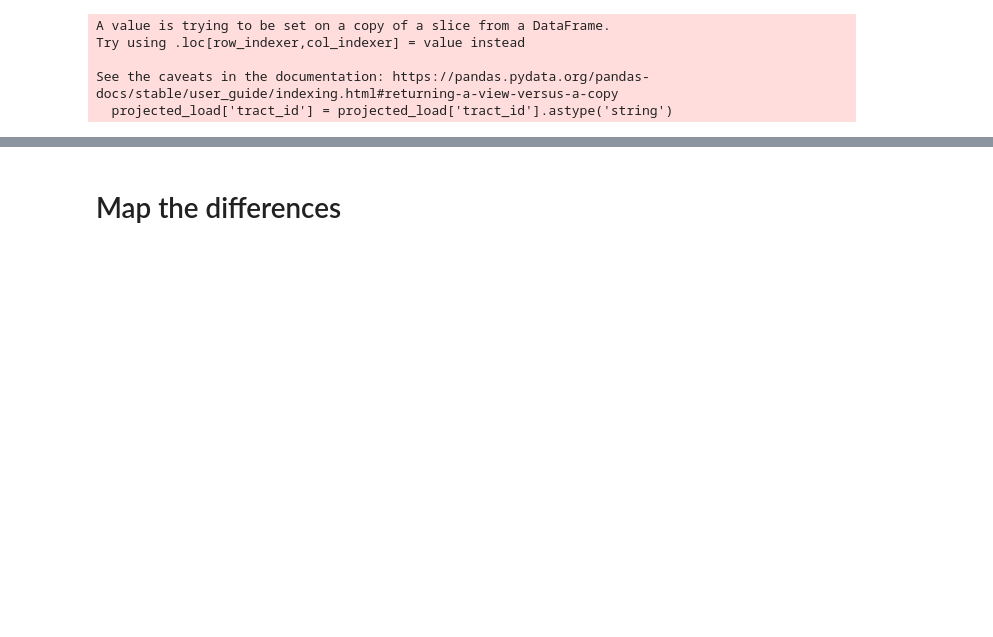
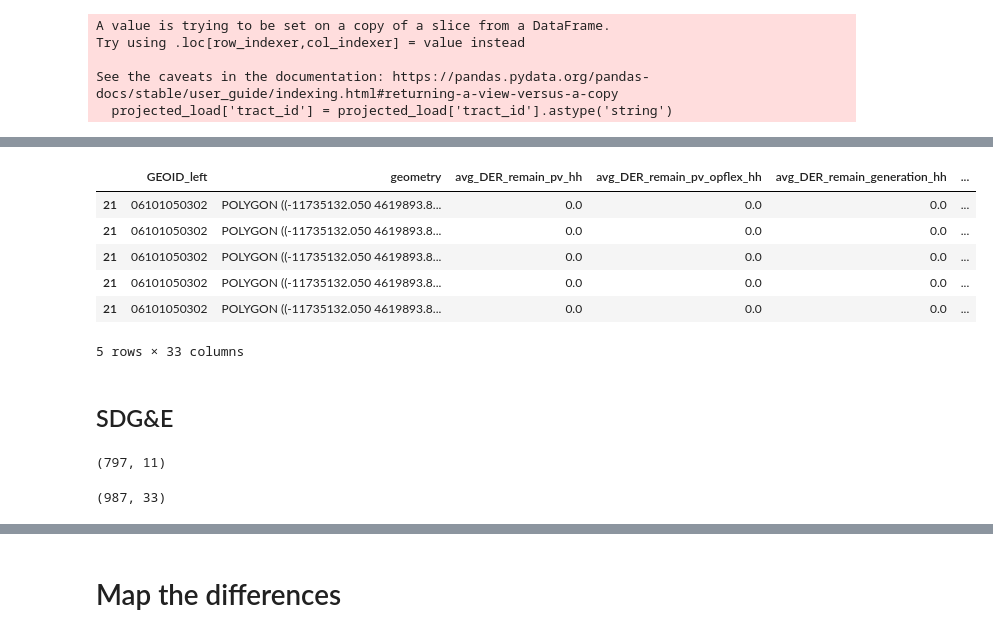
Before and after one commit to ElectriGrid/projected-load-analysis, a Jupyter notebook: headroom_vs_projected.ipynb, the cells around one changed output, grey strips where cells are left out. Drawn from its saved outputs; the diff is of its cells as text; code cells hidden in the pictures; blank space fills up the shorter version.

```diff
--- a/headroom_vs_projected.ipynb
+++ b/headroom_vs_projected.ipynb
@@ -13,6 +13,8 @@ import matplotlib.pyplot as plt
 projected_load = pd.read_csv('/../../capstone/electrigrid/data/projected_load/tract_scenario_comparison.csv')
 tract_summary = pd.read_csv('/../../capstone/electrigrid/data/projected_load/tract_summary.csv')
 sce_hostcap = gpd.read_parquet('/../../capstone/electrigrid/data/census_hosting_capacity/sce_census_map_new.parquet')
+pge_hostcap = gpd.read_parquet('/../../capstone/electrigrid/data/census_hosting_capacity/pge_census_map_new.parquet')
+sdge_hostcap = gpd.read_parquet('/../../capstone/electrigrid/data/census_hosting_capacity/sdge_census_map_new.parquet')
 census2020 = gpd.read_file('/../../capstone/electrigrid/data/census/censustract2020/tl_2020_06_tract.shp')
 # %% [markdown]
 # Investigate the tract summary data
@@ -219,0 +230,12 @@ max_diff = join['diff_proj_load'].max()
+# %%
+# adjust the crs of sce_hostcap
+pge_hostcap = pge_hostcap.to_crs('EPSG:6933')
+
+# make sure the crs match
+assert pge_hostcap.crs == projected_load.crs
+# %%
+# calculate the total headroom for the whole census tract
+pge_hostcap['total_DER'] = pge_hostcap['zillow_tract_hh_count'] * pge_hostcap['avg_DER_remain_load_hh']
+# %%
+# join the two dataframes
+pge_join = gpd.sjoin(pge_hostcap, projected_load, how = "inner", predicate = 'intersects')
@@ -219,0 +247,11 @@ max_diff = join['diff_proj_load'].max()
+# %%
+# view the head of the dataframe
+pge_join.head()
+# %% [output]
+|  | GEOID_left | geometry | avg_DER_remain_pv_hh | avg_DER_remain_pv_opflex_hh | avg_DER_remain_generation_hh | ... |
+| 21 | 06101050302 | POLYGON ((-11735132.050 4619893.8... | 0.0 | 0.0 | 0.0 | ... |
+| 21 | 06101050302 | POLYGON ((-11735132.050 4619893.8... | 0.0 | 0.0 | 0.0 | ... |
+| 21 | 06101050302 | POLYGON ((-11735132.050 4619893.8... | 0.0 | 0.0 | 0.0 | ... |
+| 21 | 06101050302 | POLYGON ((-11735132.050 4619893.8... | 0.0 | 0.0 | 0.0 | ... |
+| 21 | 06101050302 | POLYGON ((-11735132.050 4619893.8... | 0.0 | 0.0 | 0.0 | ... |
+5 rows × 33 columns
@@ -219,0 +265,6 @@ max_diff = join['diff_proj_load'].max()
+# %% [markdown]
+## SDG&E
+# %%
+sdge_hostcap.shape
+# %% [output]
+(797, 11)
@@ -219,0 +283,5 @@ max_diff = join['diff_proj_load'].max()
+# %%
+# view the shape of the joined dataframe
+sdge_join.shape
+# %% [output]
+(987, 33)
```
Also changed, not shown: parts of 21 cells of this notebook.
